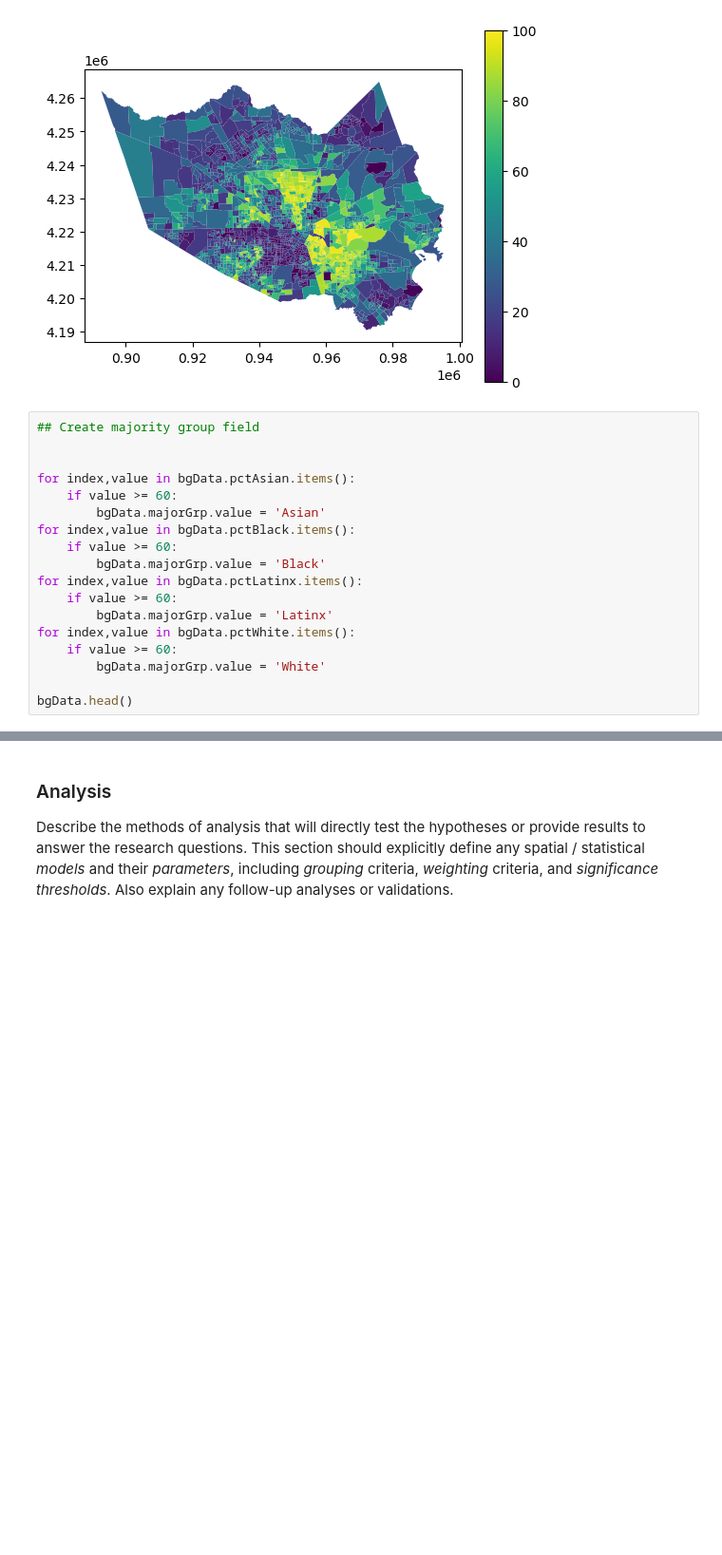
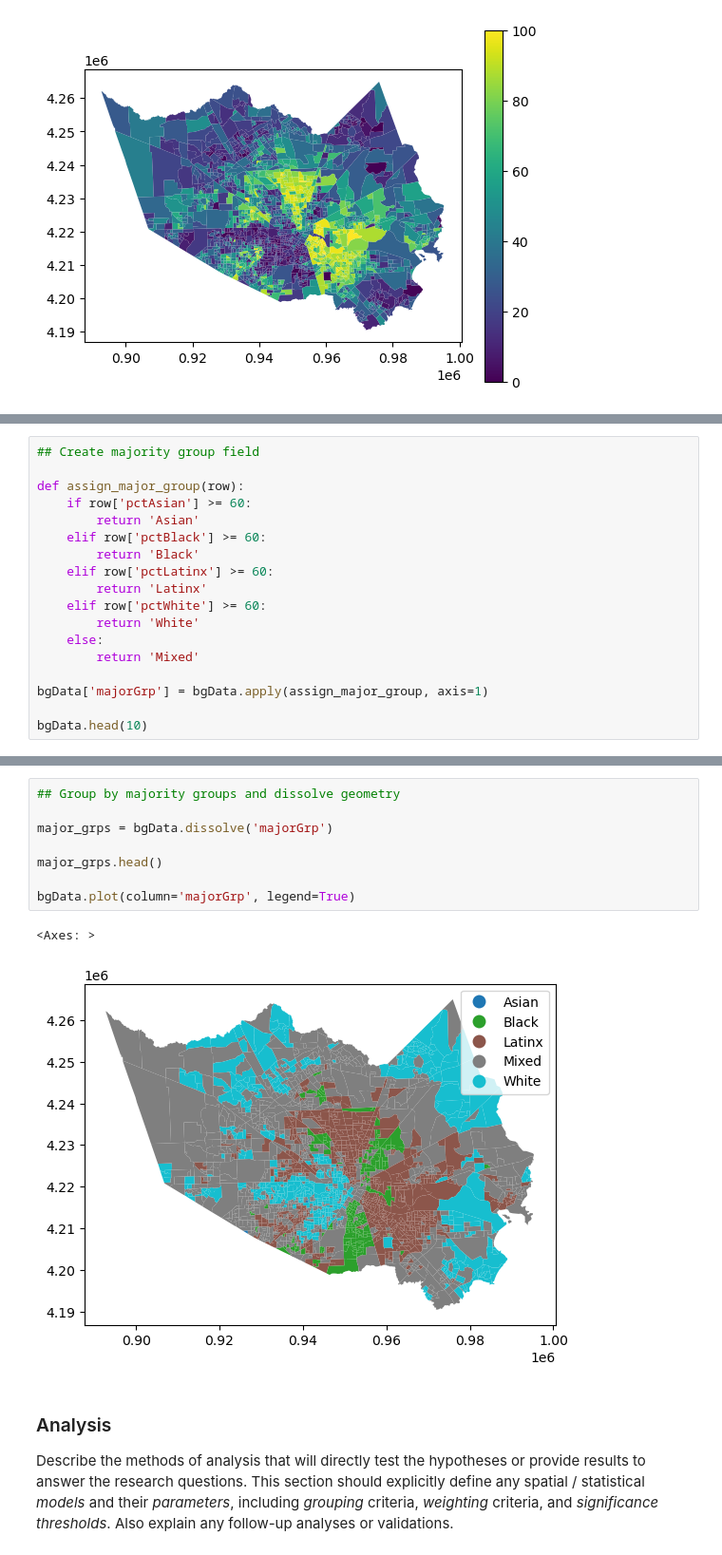
Before and after one commit to Colman-Bashore/Harvey-Flooding-Replication, a Jupyter notebook: procedure/code/01-Jupyter_notebook.ipynb, the cells around one changed output, grey strips where cells are left out. Shown: that part at 95% size. Saved outputs shown, nothing was run; the diff lists cells and outputs as text; blank space fills up the shorter version.

Commit message:
majority groups

```diff
--- a/procedure/code/01-Jupyter_notebook.ipynb
+++ b/procedure/code/01-Jupyter_notebook.ipynb
@@ -370,21 +370,3 @@ bgData.plot(column='pctLatinx', legend=True)
 # %% [output]
 <Axes: >
 [figure]
-# %%
-## Create majority group field
-
-
-for index,value in bgData.pctAsian.items():
-    if value >= 60:
-        bgData.majorGrp.value = 'Asian'
-for index,value in bgData.pctBlack.items():
-    if value >= 60:
-        bgData.majorGrp.value = 'Black'
-for index,value in bgData.pctLatinx.items():
-    if value >= 60:
-        bgData.majorGrp.value = 'Latinx'
-for index,value in bgData.pctWhite.items():
-    if value >= 60:
-        bgData.majorGrp.value = 'White'
-
-bgData.head()
@@ -392,0 +373,18 @@ AttributeError: 'GeoDataFrame' object has no attribute 'majorGrp'
+# %%
+## Create majority group field
+
+def assign_major_group(row):
+    if row['pctAsian'] >= 60:
+        return 'Asian'
+    elif row['pctBlack'] >= 60:
+        return 'Black'
+    elif row['pctLatinx'] >= 60:
+        return 'Latinx'
+    elif row['pctWhite'] >= 60:
+        return 'White'
+    else:
+        return 'Mixed'
+
+bgData['majorGrp'] = bgData.apply(assign_major_group, axis=1)
+
+bgData.head(10)
@@ -393,3 +403,14 @@ AttributeError: 'GeoDataFrame' object has no attribute 'majorGrp'
+# %%
+## Group by majority groups and dissolve geometry
+
+major_grps = bgData.dissolve('majorGrp')
+
+major_grps.head()
+
+bgData.plot(column='majorGrp', legend=True)
+# %% [output]
+<Axes: >
+[figure, added]
 # %% [markdown]
 ### Analysis
 
```
Also changed, not shown: parts of 2 cells of this notebook.
